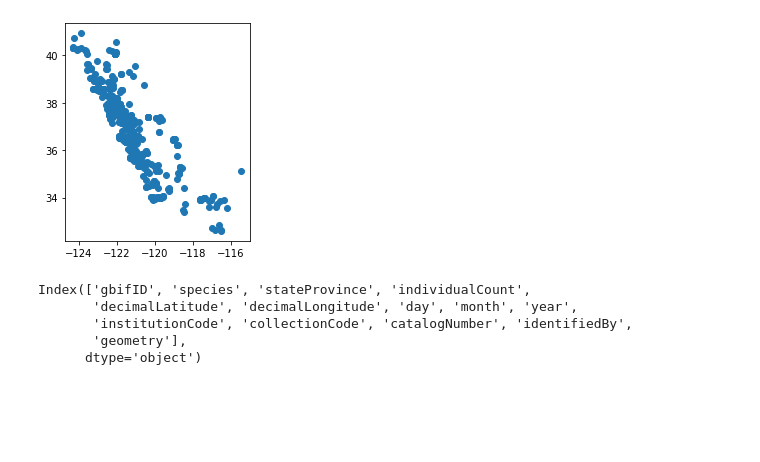
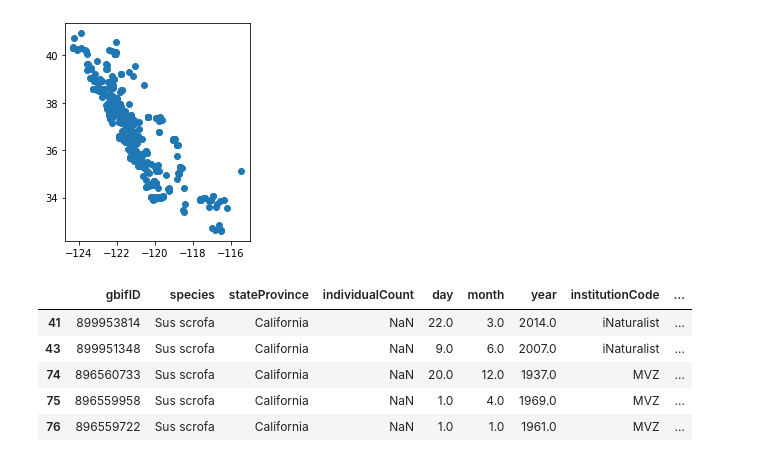
Before and after one commit to carmengg/eds-220-book, a Jupyter notebook: lectures/pig_gbif_data_preparation.ipynb, the cells around one changed output. Cells and saved outputs as stored; diff of their text form; code cells hidden in the pictures; blank space fills up the shorter version.

```diff
--- a/lectures/pig_gbif_data_preparation.ipynb
+++ b/lectures/pig_gbif_data_preparation.ipynb
@@ -82,10 +83,11 @@ geo_pigs.plot()
 [figure]
 # %%
 geo_pigs = geo_pigs.drop(columns=['decimalLatitude','decimalLongitude'])
-geo_pigs
+geo_pigs.head()
 # %% [output]
-Index(['gbifID', 'species', 'stateProvince', 'individualCount',
-       'decimalLatitude', 'decimalLongitude', 'day', 'month', 'year',
-       'institutionCode', 'collectionCode', 'catalogNumber', 'identifiedBy',
-       'geometry'],
-      dtype='object')
+|  | gbifID | species | stateProvince | individualCount | day | month | year | institutionCode | ... |
+| 41 | 899953814 | Sus scrofa | California | NaN | 22.0 | 3.0 | 2014.0 | iNaturalist | ... |
+| 43 | 899951348 | Sus scrofa | California | NaN | 9.0 | 6.0 | 2007.0 | iNaturalist | ... |
+| 74 | 896560733 | Sus scrofa | California | NaN | 20.0 | 12.0 | 1937.0 | MVZ | ... |
+| 75 | 896559958 | Sus scrofa | California | NaN | 1.0 | 4.0 | 1969.0 | MVZ | ... |
+| 76 | 896559722 | Sus scrofa | California | NaN | 1.0 | 1.0 | 1961.0 | MVZ | ... |
```
Also changed, not shown: parts of 7 cells of this notebook, 14 other files.
